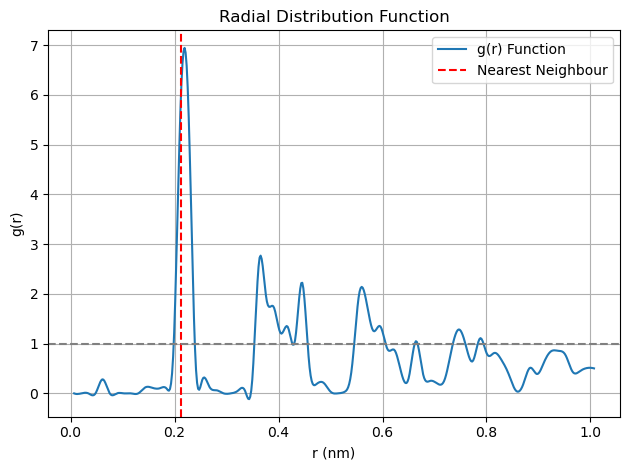
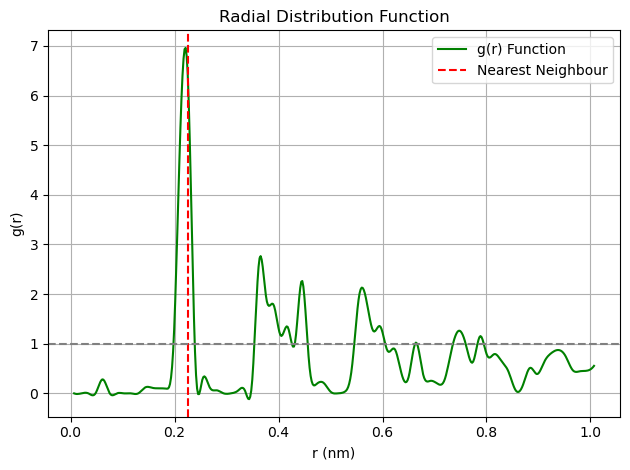
The change to this notebook cell's code, shown as a diff; its figure went from the first image to the second:
--- before
+++ after
@@ -26,6 +26,7 @@
 rmax = r[np.argmax(g)]
 gmax = g.max()
+print(f'The nearest neighbor is located at r = {rmax:.5f} (nm)')
 
-plt.plot(r_, g_, '-')
+plt.plot(r_, g_, color = 'green', ls = '-')
 plt.axvline(rmax, color = 'red', ls = '--')
 plt.axhline(1, color = 'gray', ls = '--')
@@ -38,2 +39,3 @@
 plt.tight_layout()
 plt.show()
+

Commit: Working on issue 11